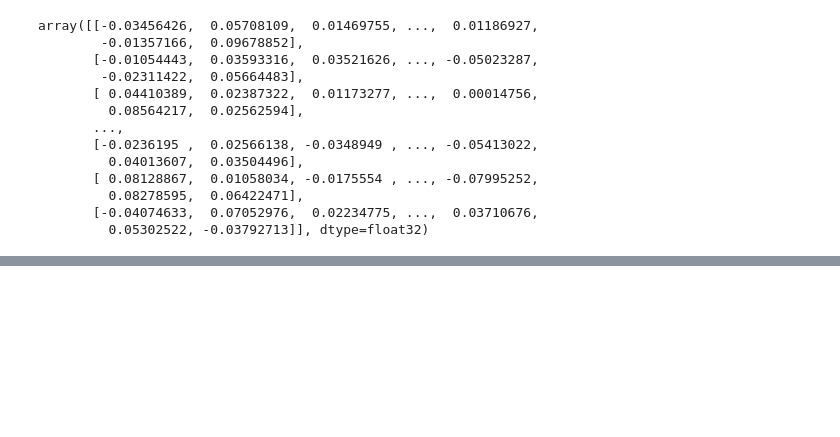
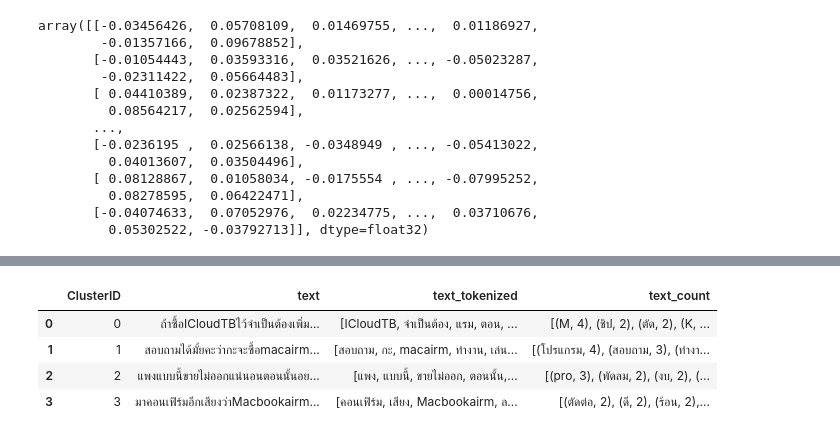
Before and after one commit to HikariJadeEmpire/AdvancedAnalytics-MADT8101, a Jupyter notebook: Section05/voc_analytics.ipynb, the cells around one changed output, grey strips where cells are left out. Cells and saved outputs as stored; diff of their text form; code cells hidden in the pictures; blank space fills up the shorter version.

```diff
--- a/Section05/voc_analytics.ipynb
+++ b/Section05/voc_analytics.ipynb
@@ -279,7 +288,15 @@ df_kmeans.tail()
+# %%
+def tokenize_tolist(sentence):
+    merged = []
+    words = pythainlp.word_tokenize(str(sentence), engine='newmm')
+    for w in words:
+        if w not in screenword_0:
+            merged.append(w)
+    return merged
 # %%
 # create regex to remove undesired characters
 
-string_filt = "[!$#@&^*()+?'\s]"
+string_filt = "[!$#@&^*()+?']"
 special_char_pattern = re.compile(string_filt)
 
 # create regex to remove emoji
@@ -291,3 +308,39 @@ emoji_pattern = re.compile("["
                            u"\U0001F1E0-\U0001F1FF"     # flag(ios)
                            "]+", flags=re.UNICODE
                            )
+
+# create regex to remove digit
+
+num_pattern = re.compile("[0-9]")
+
+# create regex to remove whitespace
+
+space_pattern = re.compile("\\s+")
+
+# create regex to remove dot
+
+dot_pattern = re.compile("\\.+")
+
+# create regex to remove slash
+
+slash_pattern = re.compile("\\+")
+
+# create regex to remove undesird
+
+un_pattern = re.compile("x{2,}")
+# %%
+ll = [special_char_pattern, emoji_pattern, num_pattern, space_pattern, dot_pattern, slash_pattern, un_pattern]
+
+for lam in ll :
+    df_kmeans['text'] = df_kmeans['text'].apply(lambda x:lam.sub(r'',x))
+
+df_kmeans['text_tokenized'] = df_kmeans['text'].apply(tokenize_tolist)
+df_kmeans['text_count'] = df_kmeans['text_tokenized'].apply(lambda x: collections.Counter(x).most_common())
+
+df_kmeans
+# %% [output]
+|  | ClusterID | text | text_tokenized | text_count |
+| 0 | 0 | ถ้าซื้อICloudTBไว้จำเป็นต้องเพิ่ม... | [ICloudTB, จำเป็นต้อง, แรม, ตอน, ... | [(M, 4), (ชิป, 2), (ตัด, 2), (K, ... |
+| 1 | 1 | สอบถามได้มั้ยคะว่ากะจะซื้อmacairm... | [สอบถาม, กะ, macairm, ทำงาน, เล่น... | [(โปรแกรม, 4), (สอบถาม, 3), (ทำงา... |
+| 2 | 2 | แพงแบบนี้ขายไม่ออกแน่นอนตอนนั้นอย... | [แพง, แบบนี้, ขายไม่ออก, ตอนนั้น,... | [(pro, 3), (พัดลม, 2), (งบ, 2), (... |
+| 3 | 3 | มาคอนเฟิร์มอีกเสียงว่าMacbookairm... | [คอนเฟิร์ม, เสียง, Macbookairm, ล... | [(ตัดต่อ, 2), (ดี, 2), (ร้อน, 2),... |
```
Also changed, not shown: parts of 14 cells of this notebook.
